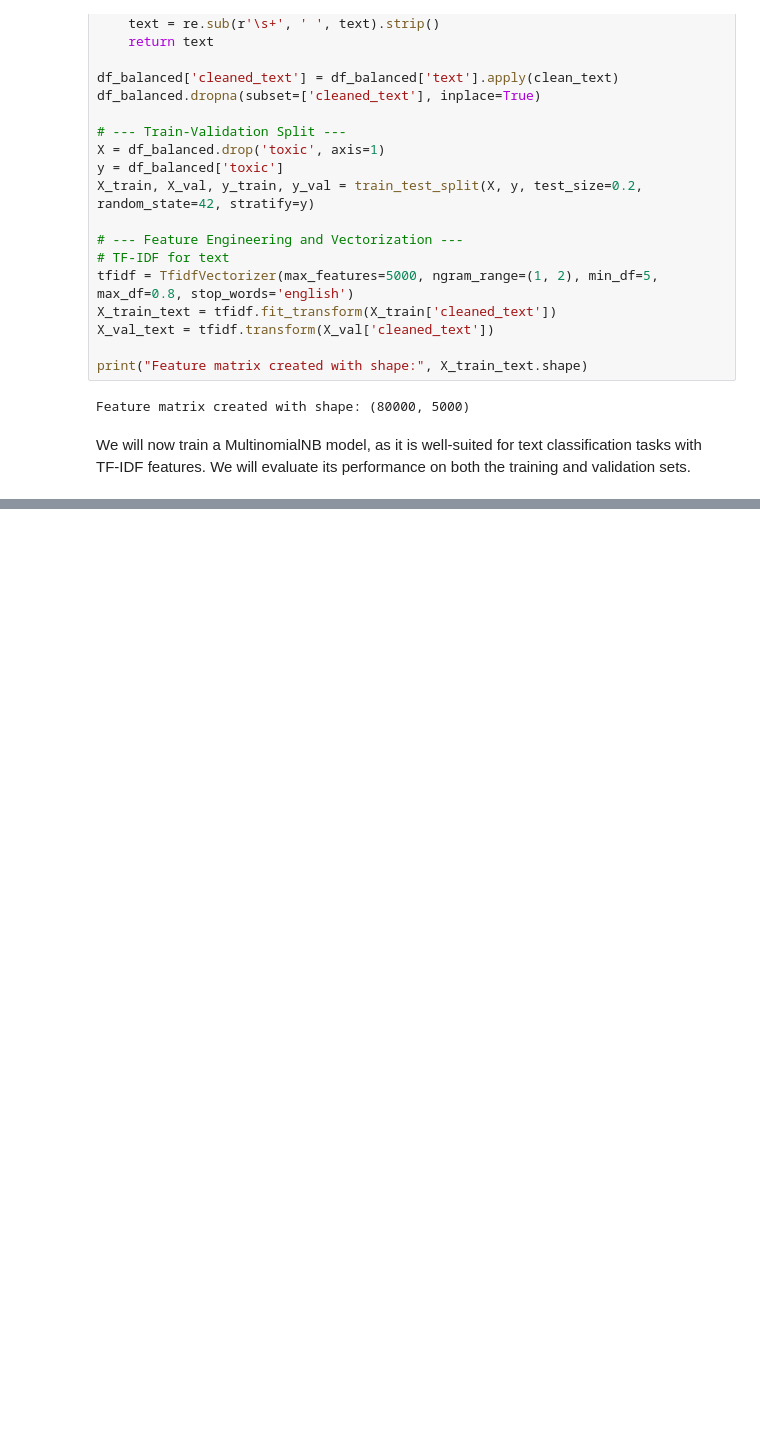
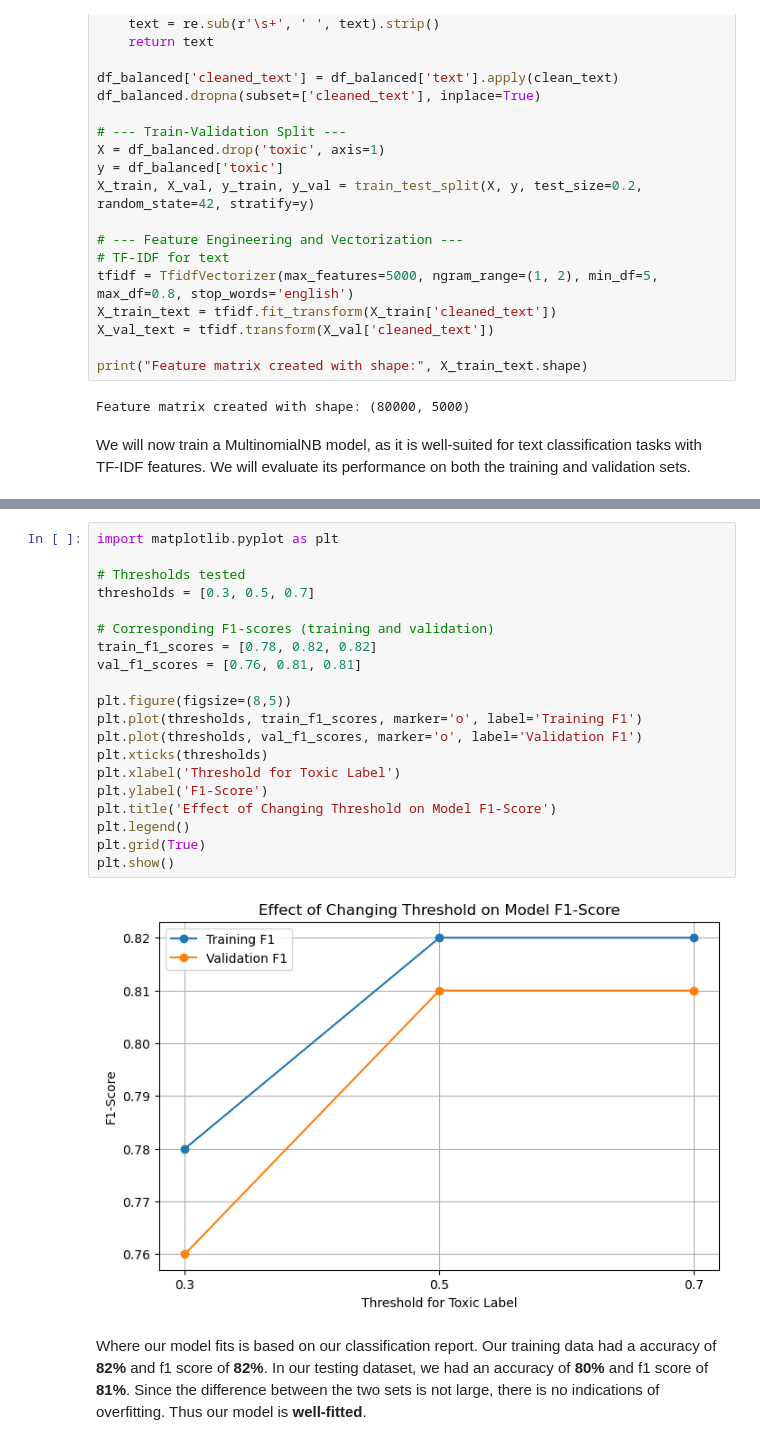
Before and after one commit to c4ngo/CSE151A-Project, a Jupyter notebook: CSE151A_Project.ipynb, the cells around one changed output, grey strips where cells are left out. Saved outputs shown, nothing was run; the diff lists cells and outputs as text; blank space fills up the shorter version.

```diff
--- a/CSE151A_Project.ipynb
+++ b/CSE151A_Project.ipynb
@@ -351,0 +313,24 @@ plt.show()
+# %%
+import matplotlib.pyplot as plt
+
+# Thresholds tested
+thresholds = [0.3, 0.5, 0.7]
+
+# Corresponding F1-scores (training and validation)
+train_f1_scores = [0.78, 0.82, 0.82]
+val_f1_scores = [0.76, 0.81, 0.81]
+
+plt.figure(figsize=(8,5))
+plt.plot(thresholds, train_f1_scores, marker='o', label='Training F1')
+plt.plot(thresholds, val_f1_scores, marker='o', label='Validation F1')
+plt.xticks(thresholds)
+plt.xlabel('Threshold for Toxic Label')
+plt.ylabel('F1-Score')
+plt.title('Effect of Changing Threshold on Model F1-Score')
+plt.legend()
+plt.grid(True)
+plt.show()
+# %% [output]
+[figure, added]
+# %% [markdown]
+Where our model fits is based on our classification report. Our training data had a accuracy of __82%__ and f1 score of __82%__. In our testing dataset, we had an accuracy of __80%__ and f1 score of __81%__. Since the difference between the two sets is not large, there is no indications of overfitting. Thus our model is __well-fitted__.
```
Also changed, not shown: parts of 8 cells of this notebook.
